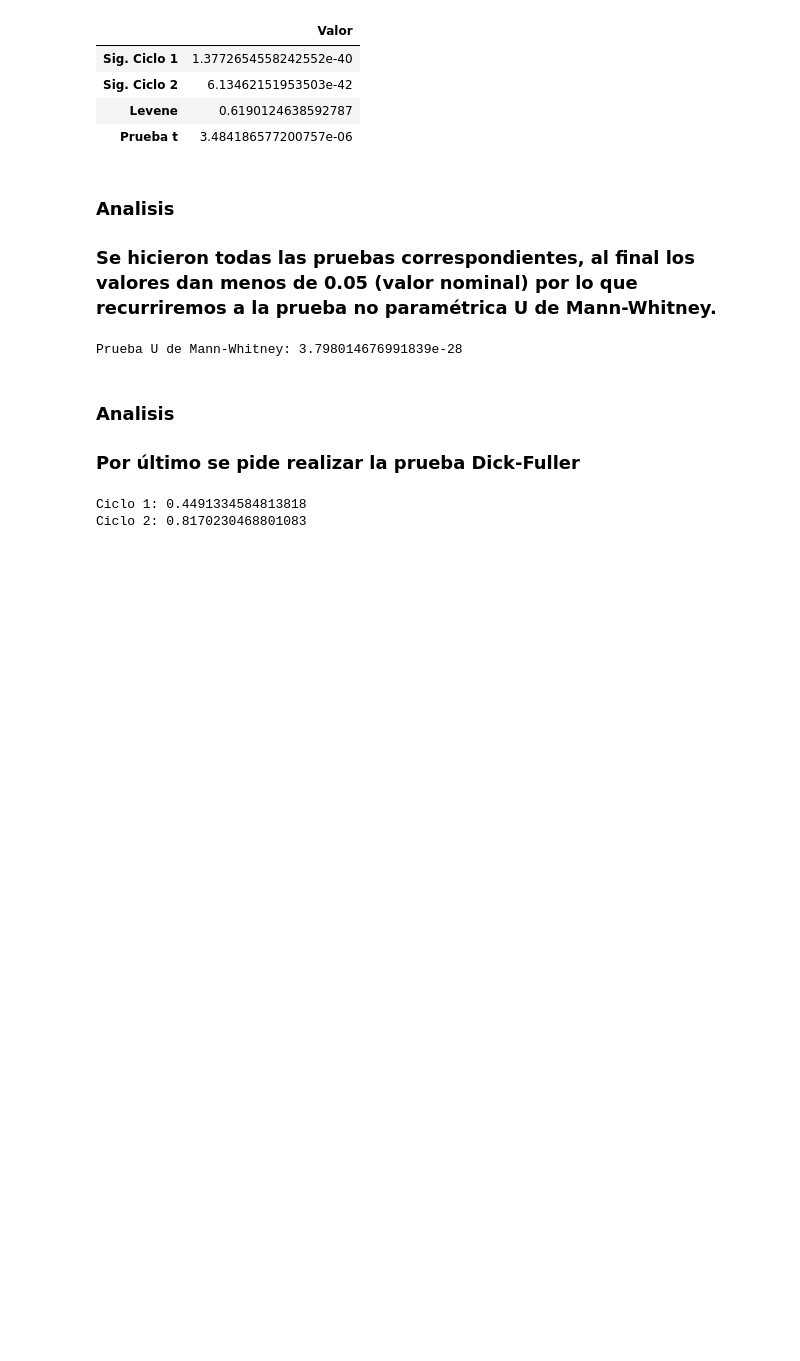
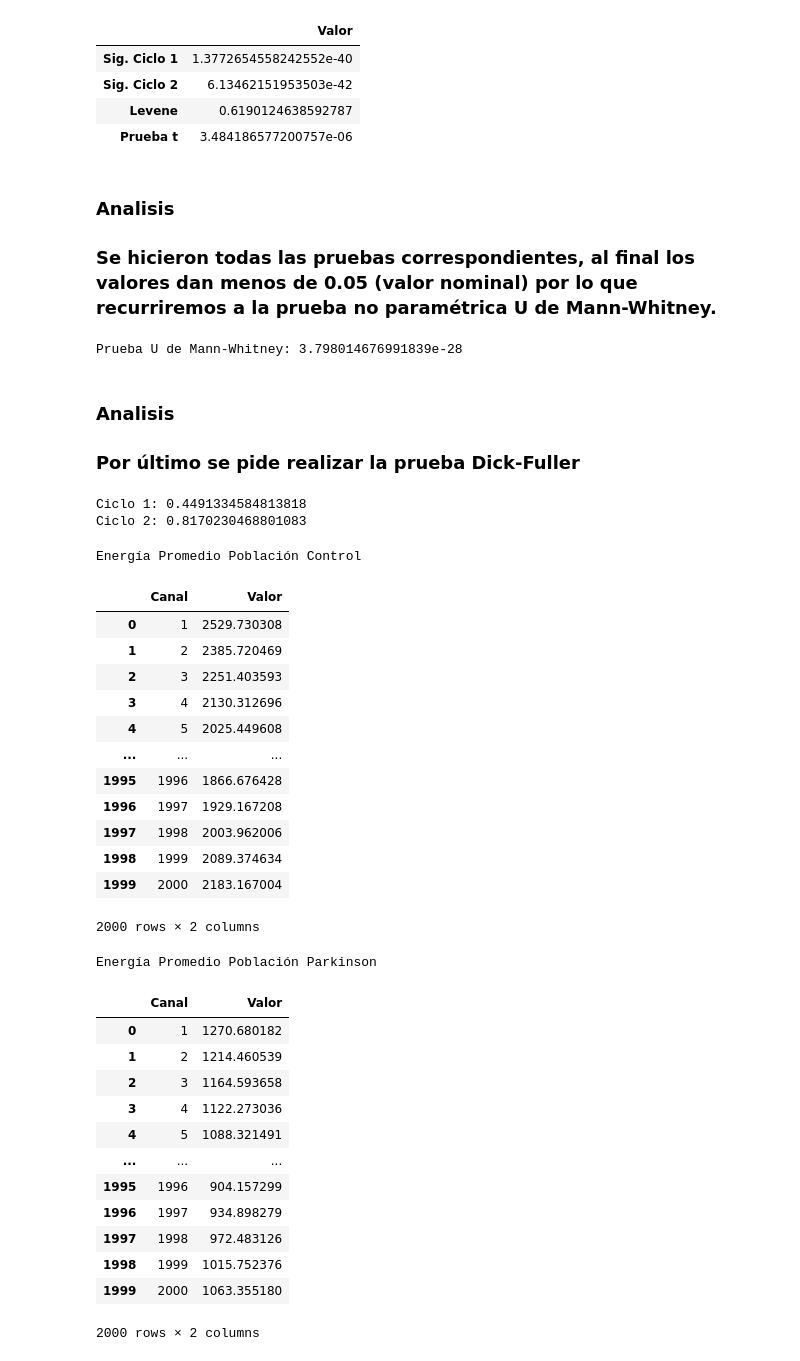
Before and after one commit to julian-rosero/biosenales, a Jupyter notebook: Practica_3/practica_3.ipynb, the cells around one changed output. Drawn from its saved outputs; the diff is of its cells as text; code cells hidden in the pictures; blank space fills up the shorter version.

Commit message:
Actualización Practica_3

```diff
--- a/Practica_3/practica_3.ipynb
+++ b/Practica_3/practica_3.ipynb
@@ -183,3 +184,61 @@ print('Ciclo 2:',r_c2[1])
 # %% [output]
 Ciclo 1: 0.4491334584813818
 Ciclo 2: 0.8170230468801083
+# %%
+ruta_control=r'C:\Users\Juan Camilo\Desktop\Github\biosenales\Practica_3\control\C001R_EP_reposo.mat'
+ruta_park=r'C:\Users\Juan Camilo\Desktop\Github\biosenales\Practica_3\parkinson\P001_EP_reposo.mat'
+datos_control=sio.loadmat(ruta_control)
+datos_park=sio.loadmat(ruta_park)
+control=datos_control['data']
+parkinson=datos_park['data']
+# %%
+def energia_prom(señal):
+    energia_epoca=np.sum(señal**2, axis=2)
+    energia_prom_canal=np.mean(energia_epoca, axis=0)
+    return energia_prom_canal
+prueba_control=energia_prom(control)
+prueba_park=energia_prom(parkinson)
+def crear_dataframe(prueba):
+    data=[]
+    df=pd.DataFrame(columns=['Canal', 'Valor'])
+    for i in range(0,len(prueba)):
+        # Agrega cada fila al DataFrame
+        data.append({'Canal': '{}'.format(i+1),'Valor':prueba[i]})
+    df=pd.DataFrame(data)
+    return df
+# %%
+a=crear_dataframe(prueba_control)
+b=crear_dataframe(prueba_park)
+print('Energía Promedio Población Control')
+display(a)
+print('Energía Promedio Población Parkinson')
+display(b)
+# %% [output]
+Energía Promedio Población Control
+|  | Canal | Valor |
+| 0 | 1 | 2529.730308 |
+| 1 | 2 | 2385.720469 |
+| 2 | 3 | 2251.403593 |
+| 3 | 4 | 2130.312696 |
+| 4 | 5 | 2025.449608 |
+| ... | ... | ... |
+| 1995 | 1996 | 1866.676428 |
+| 1996 | 1997 | 1929.167208 |
+| 1997 | 1998 | 2003.962006 |
+| 1998 | 1999 | 2089.374634 |
+| 1999 | 2000 | 2183.167004 |
+2000 rows × 2 columns
+Energía Promedio Población Parkinson
+|  | Canal | Valor |
+| 0 | 1 | 1270.680182 |
+| 1 | 2 | 1214.460539 |
+| 2 | 3 | 1164.593658 |
+| 3 | 4 | 1122.273036 |
+| 4 | 5 | 1088.321491 |
+| ... | ... | ... |
+| 1995 | 1996 | 904.157299 |
+| 1996 | 1997 | 934.898279 |
+| 1997 | 1998 | 972.483126 |
+| 1998 | 1999 | 1015.752376 |
+| 1999 | 2000 | 1063.355180 |
+2000 rows × 2 columns
```
Also changed, not shown: parts of 7 cells of this notebook.
